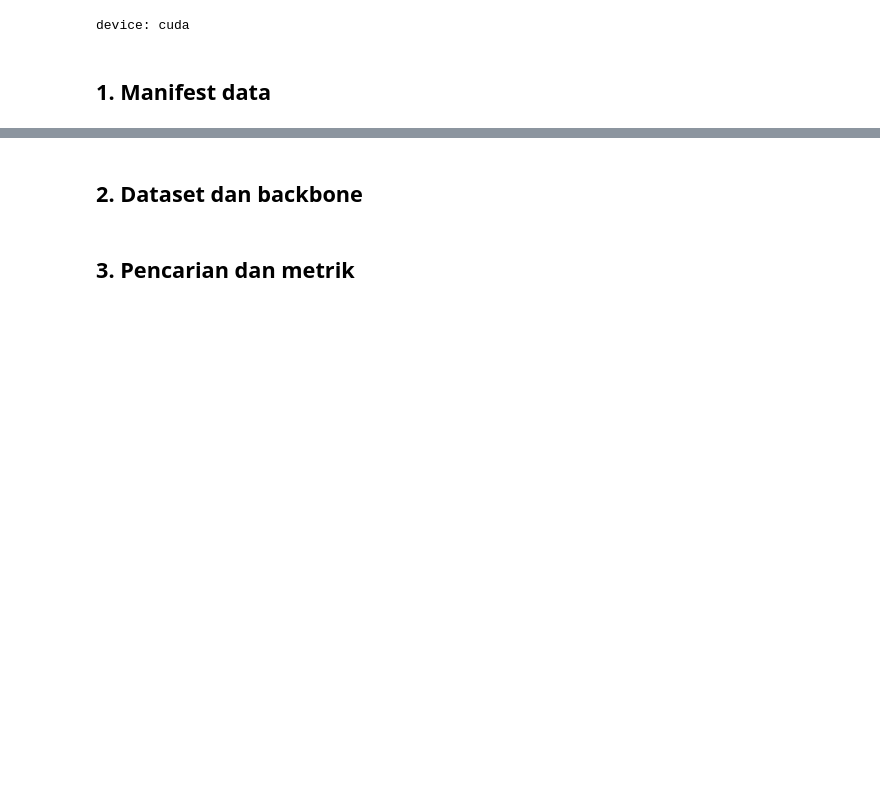
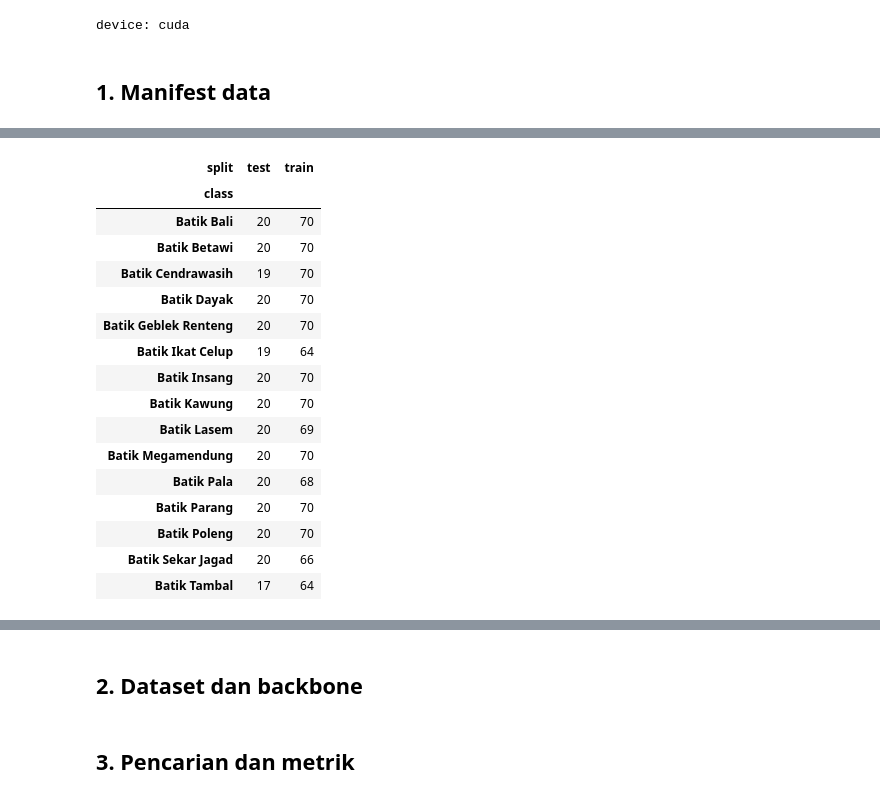
Before and after one commit to lindanggara/batikmacth, a Jupyter notebook: notebooks/02_ekstraksi_fitur.ipynb, the cells around one changed output, grey strips where cells are left out. Drawn from its saved outputs; the diff is of its cells as text; code cells hidden in the pictures; blank space fills up the shorter version.

```diff
--- a/notebooks/02_ekstraksi_fitur.ipynb
+++ b/notebooks/02_ekstraksi_fitur.ipynb
@@ -33,23 +33,60 @@ device: cuda
 # %% [markdown]
 ## 1. Manifest data
 # %%
-EXT = {".jpg", ".jpeg", ".png"}
+# ===== Sambungan 01 (EDA + pembersihan) -> 02 -> 03 -> 04 =====
+import json, hashlib
+from pathlib import Path
+import pandas as pd
 
-def build_manifest(data_dir):
-    rows = []
-    for split_dir in ["TRAIN", "TEST"]:
-        for p in sorted((data_dir / split_dir).rglob("*")):
-            if p.suffix.lower() in EXT:
-                rows.append({"path": p.relative_to(data_dir).as_posix(),
-                             "class": p.parent.name,
-                             "split": split_dir.lower()})
-    return pd.DataFrame(rows)
+REPORT_DIR = Path("../outputs/reports")
+CLEAN_CSV = REPORT_DIR / "metadata_dataset_bersih.csv"   # keluaran pipeline pembersihan (src/clean_dataset.py)
+STATS_JSON = REPORT_DIR / "dataset_stats.json"           # statistik dataset bersih
+MANIFEST = Path("../data/manifest.csv")                  # dibaca oleh notebook 03 dan 04
+ART = Path("../artifacts"); ART.mkdir(parents=True, exist_ok=True)
 
-if MANIFEST.exists():
-    df = pd.read_csv(MANIFEST)       # versi bersih dari teman Data (kolom: path, class, split)
+# 1. Lokasi gambar: folder yang langsung berisi TRAIN/ dan TEST/
+for cand in [Path("../data/raw"), Path("../data/raw/DATASET/DATASET")]:
+    if (cand / "TRAIN").exists() and (cand / "TEST").exists():
+        DATA_DIR = cand
+        break
 else:
-    df = build_manifest(DATA_DIR)    # sementara, buatan sendiri
+    raise FileNotFoundError("Folder TRAIN/TEST tidak ditemukan di data/raw maupun data/raw/DATASET/DATASET")
+print("DATA_DIR:", DATA_DIR)
 
-print(df["split"].value_counts())
-print("jumlah kelas:", df["class"].nunique())
+# 2. Metadata bersih (wajib ada, supaya tidak diam-diam memakai data mentah)
+if not CLEAN_CSV.exists():
+    raise FileNotFoundError(f"{CLEAN_CSV} tidak ditemukan. Jalankan pipeline pembersihan dulu (src/clean_dataset.py).")
+meta = pd.read_csv(CLEAN_CSV)
+
+rel = (meta["path"].str.replace("\\", "/", regex=False)
+                   .str.replace(r"^.*?/(TRAIN|TEST)/", r"\1/", regex=True))   # contoh: TRAIN/Batik Bali/0.jpg
+df = pd.DataFrame({"path": rel, "class": meta["label"], "split": meta["split"].str.lower()})
+
+# 3. Pemeriksaan konsistensi dengan EDA dan pembersihan
+assert df["path"].is_unique, "Ada path ganda di metadata bersih"
+if "sha256" in meta.columns:
+    assert not meta["sha256"].duplicated().any(), "Masih ada gambar duplikat (SHA256 sama)"
+missing = [p for p in df["path"] if not (DATA_DIR / p).exists()]
+assert not missing, f"{len(missing)} file tidak ditemukan di {DATA_DIR}, contoh: {missing[:3]}"
+
+if STATS_JSON.exists():
+    st = json.load(open(STATS_JSON))
+    assert (df["split"] == "train").sum() == st["total_train_bersih"], "jumlah TRAIN tidak sama dengan dataset_stats.json"
+    assert (df["split"] == "test").sum() == st["total_test_bersih"], "jumlah TEST tidak sama dengan dataset_stats.json"
+    assert df["class"].nunique() == st["jumlah_kelas"], "jumlah kelas tidak sama dengan dataset_stats.json"
+    print(f"Dikeluarkan saat pembersihan: {st['train_dikeluarkan']} TRAIN, {st['test_dikeluarkan']} TEST")
+
+# 4. Simpan manifest + catatan versi data (dipakai notebook 03 dan 04 untuk memastikan data yang sama)
+df.to_csv(MANIFEST, index=False)
+version = {
+    "sumber": str(CLEAN_CSV),
+    "manifest_md5": hashlib.md5(MANIFEST.read_bytes()).hexdigest(),
+    "n_train": int((df["split"] == "train").sum()),
+    "n_test": int((df["split"] == "test").sum()),
+    "n_kelas": int(df["class"].nunique()),
+}
+json.dump(version, open(ART / "data_version.json", "w"), indent=2)
+
+print(version)
+display(pd.crosstab(df["class"], df["split"]))
 # %% [output]
@@ -61,3 +96,20 @@ jumlah kelas: 15
+| split | test | train |
+| class |  |  |
+| Batik Bali | 20 | 70 |
+| Batik Betawi | 20 | 70 |
+| Batik Cendrawasih | 19 | 70 |
+| Batik Dayak | 20 | 70 |
+| Batik Geblek Renteng | 20 | 70 |
+| Batik Ikat Celup | 19 | 64 |
+| Batik Insang | 20 | 70 |
+| Batik Kawung | 20 | 70 |
+| Batik Lasem | 20 | 69 |
+| Batik Megamendung | 20 | 70 |
+| Batik Pala | 20 | 68 |
+| Batik Parang | 20 | 70 |
+| Batik Poleng | 20 | 70 |
+| Batik Sekar Jagad | 20 | 66 |
+| Batik Tambal | 17 | 64 |
 # %%
 train_df = df[df["split"] == "train"].reset_index(drop=True)
 test_df = df[df["split"] == "test"].reset_index(drop=True)
```
Also changed, not shown: parts of 4 cells of this notebook, 37 other files.
